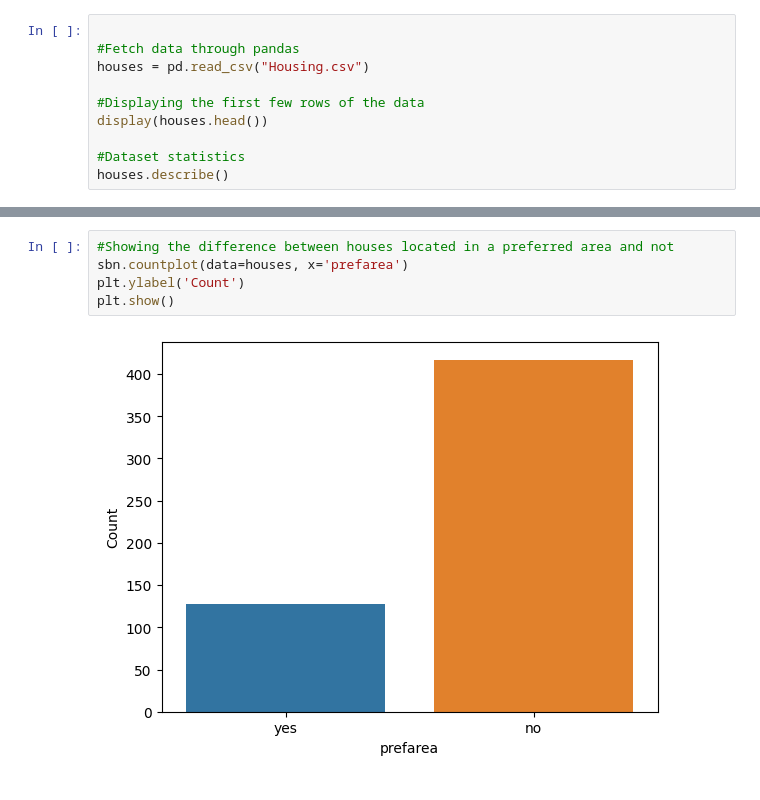
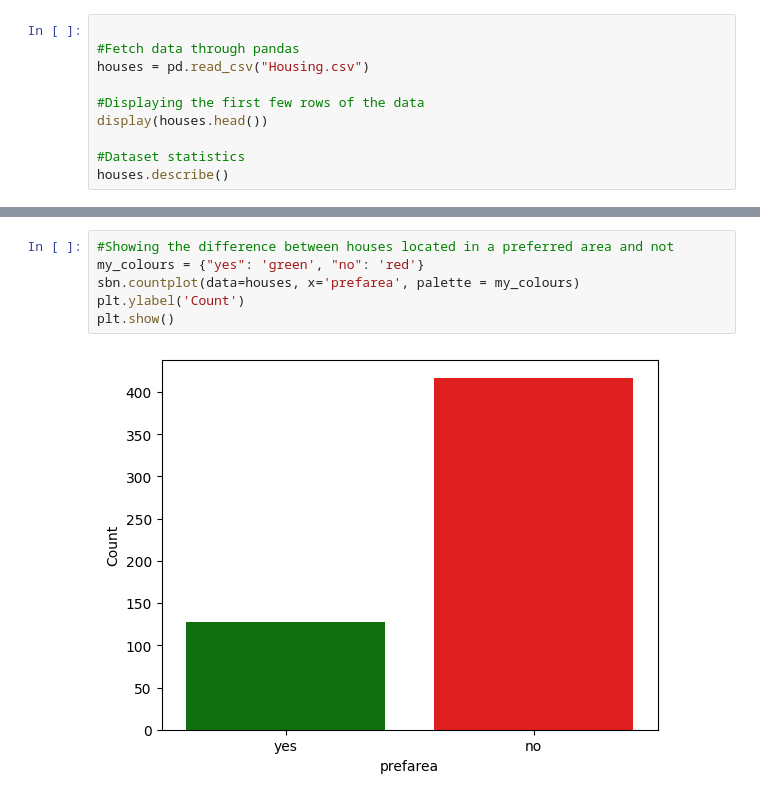
Before and after one commit to Oussoubicodes/CS4287-Assignment-1, a Jupyter notebook: CS4287_Prj1_20242905_20250762.ipynb, the cells around one changed output, grey strips where cells are left out. Saved outputs shown, nothing was run; the diff lists cells and outputs as text.

```diff
--- a/CS4287_Prj1_20242905_20250762.ipynb
+++ b/CS4287_Prj1_20242905_20250762.ipynb
@@ -28,9 +30,10 @@ houses.describe()
 ![image.png](embedded-picture-1)
 # %%
 #Showing the difference between houses located in a preferred area and not
-sbn.countplot(data=houses, x='prefarea')
+my_colours = {"yes": 'green', "no": 'red'}
+sbn.countplot(data=houses, x='prefarea', palette = my_colours)
 plt.ylabel('Count')
 plt.show()
 # %% [output]
-[figure, old version]
+[figure, new version]
 # %%
```
Also changed, not shown: parts of 7 cells of this notebook.
